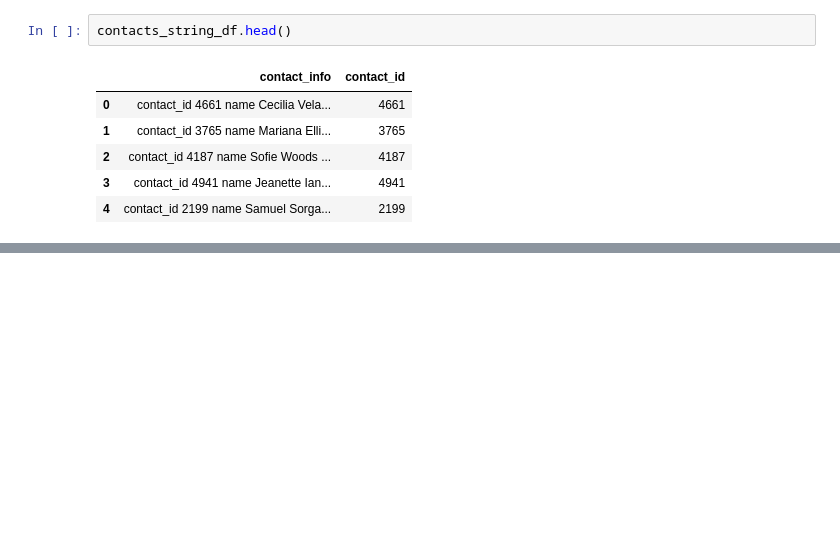
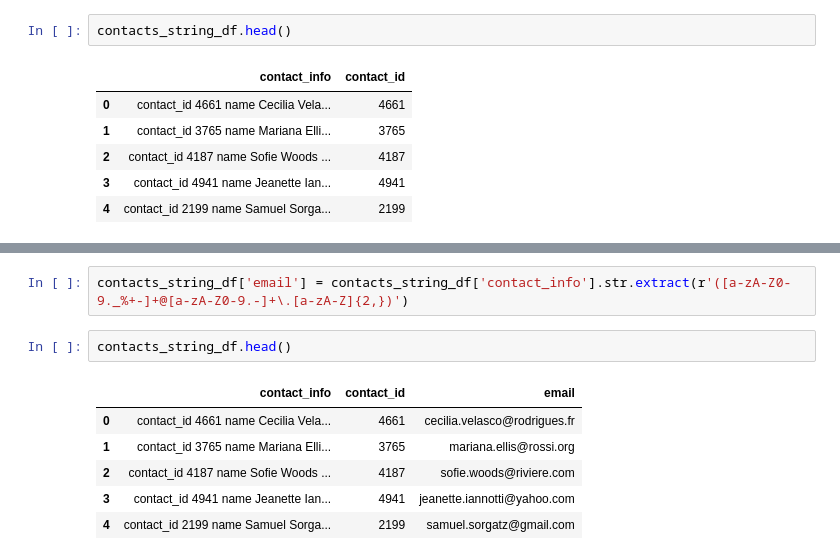
Before and after one commit to azeledon/Crowdfunding-ETL, a Jupyter notebook: Resources/Regex.ipynb, the cells around one changed output, grey strips where cells are left out. Cells and saved outputs as stored; diff of their text form; blank space fills up the shorter version.

```diff
--- a/Resources/Regex.ipynb
+++ b/Resources/Regex.ipynb
@@ -27,0 +120,11 @@ contacts_string_df.head()
+# %%
+contacts_string_df['email'] = contacts_string_df['contact_info'].str.extract(r'([a-zA-Z0-9._%+-]+@[a-zA-Z0-9.-]+\.[a-zA-Z]{2,})')
+# %%
+contacts_string_df.head()
+# %% [output]
+|  | contact_info | contact_id | email |
+| 0 | contact_id 4661 name Cecilia Vela... | 4661 | cecilia.velasco@rodrigues.fr |
+| 1 | contact_id 3765 name Mariana Elli... | 3765 | mariana.ellis@rossi.org |
+| 2 | contact_id 4187 name Sofie Woods ... | 4187 | sofie.woods@riviere.com |
+| 3 | contact_id 4941 name Jeanette Ian... | 4941 | jeanette.iannotti@yahoo.com |
+| 4 | contact_id 2199 name Samuel Sorga... | 2199 | samuel.sorgatz@gmail.com |
```
Also changed, not shown: parts of 6 cells of this notebook, 5 other files.
